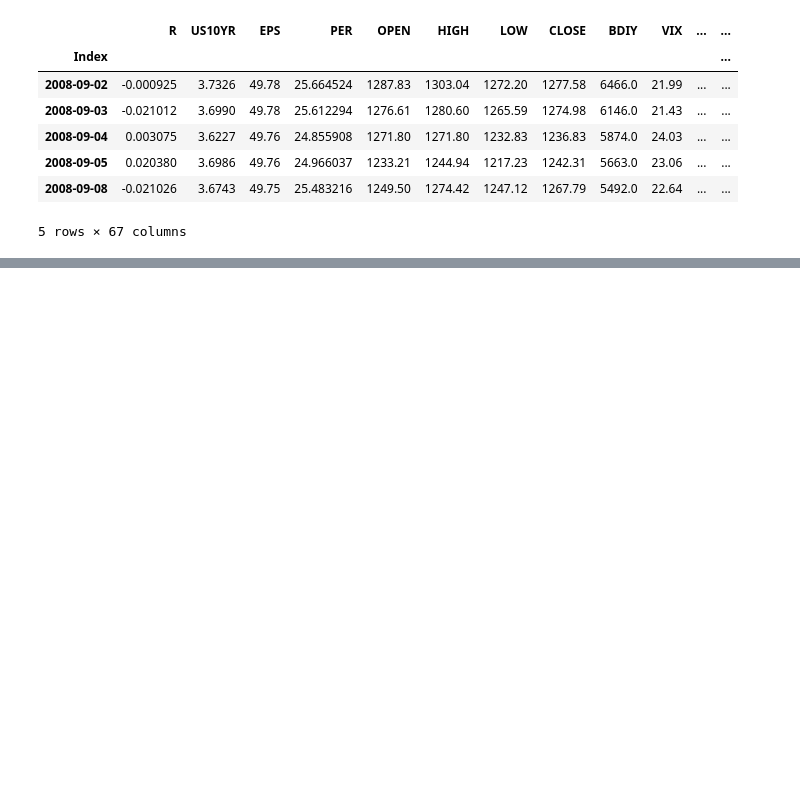
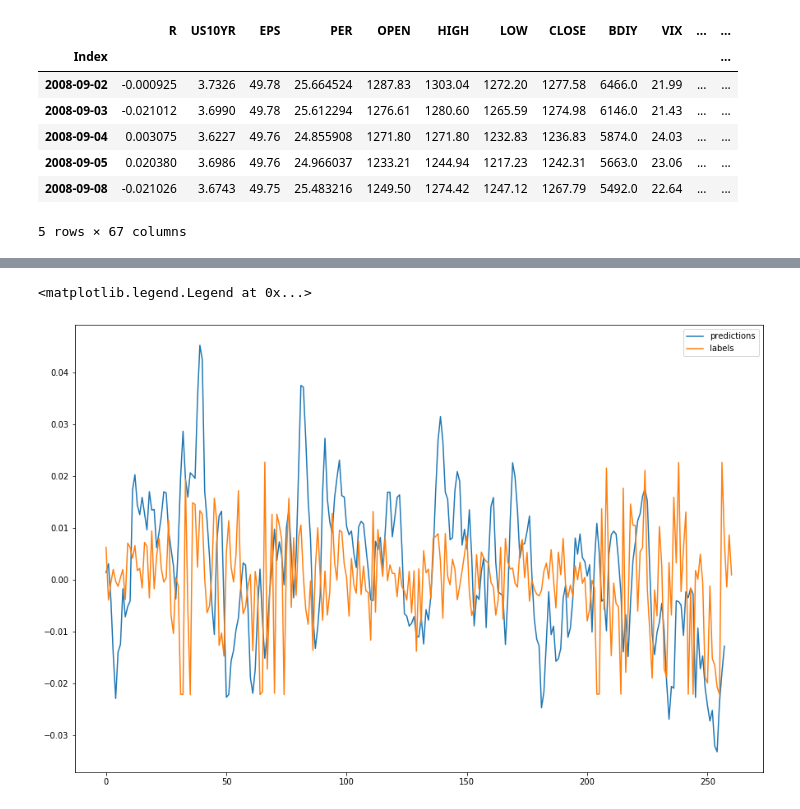
Before and after one commit to pburkepro/Hull-Tactical-Contest, a Jupyter notebook: LSTM/LSTM-Sergio.ipynb, the cells around one changed output, grey strips where cells are left out. Saved outputs shown, nothing was run; the diff lists cells and outputs as text; code cells hidden in the pictures; blank space fills up the shorter version.

```diff
--- a/LSTM/LSTM-Sergio.ipynb
+++ b/LSTM/LSTM-Sergio.ipynb
@@ -201,0 +209,10 @@ plt.legend()
+# %%
+predictions = model.predict(test_generator)
+# %%
+plt.figure(figsize=(15,10))
+plt.plot(predictions, label='predictions')
+plt.plot(test_labels, label='labels')
+plt.legend()
+# %% [output]
+<matplotlib.legend.Legend at 0x...>
+[figure, added]
```
Also changed, not shown: parts of 8 cells of this notebook.
